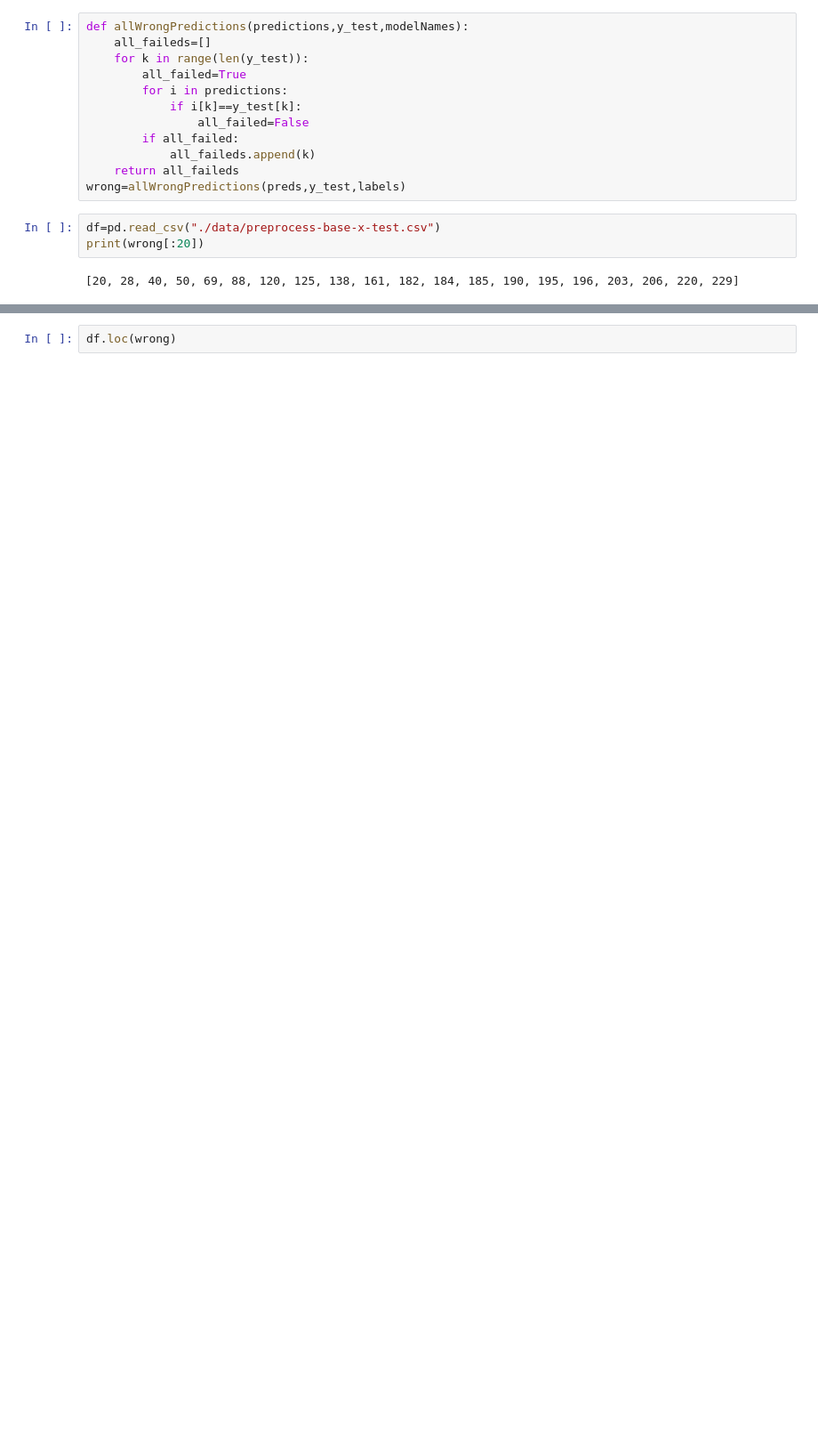
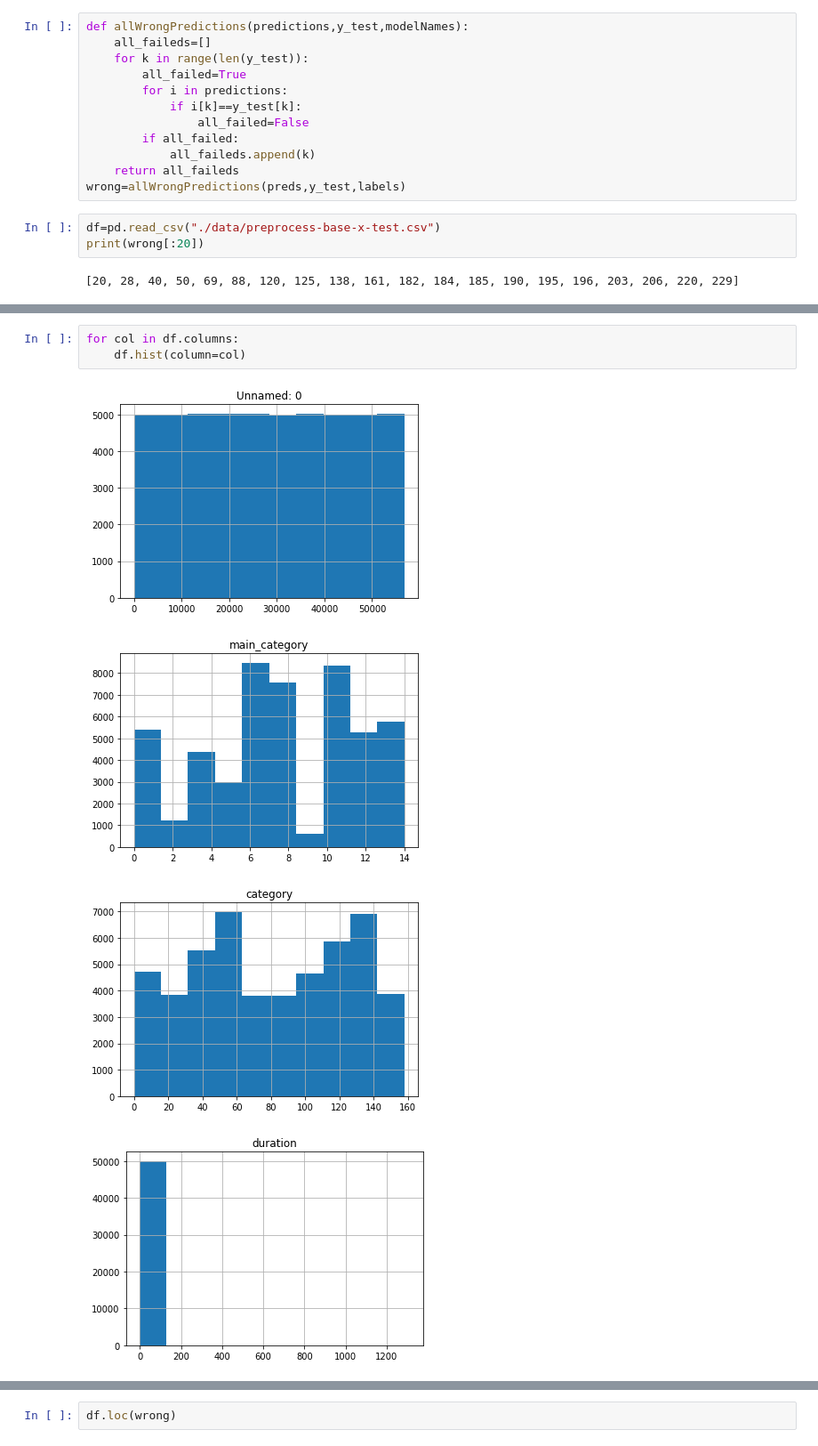
Before and after one commit to michaelmdresser/csci5622project, a Jupyter notebook: Error Analysis.ipynb, the cells around one changed output, grey strips where cells are left out. Shown: that part at 89% size. Cells and saved outputs as stored; diff of their text form; blank space fills up the shorter version.

```diff
--- a/Error Analysis.ipynb
+++ b/Error Analysis.ipynb
@@ -142,0 +162,8 @@ df.iloc[wrong].head()
+# %%
+for col in df.columns:
+    df.hist(column=col)
+# %% [output]
+[figure, added]
+[figure, added]
+[figure, added]
+[figure, added]
```
Also changed, not shown: parts of 3 cells of this notebook.
